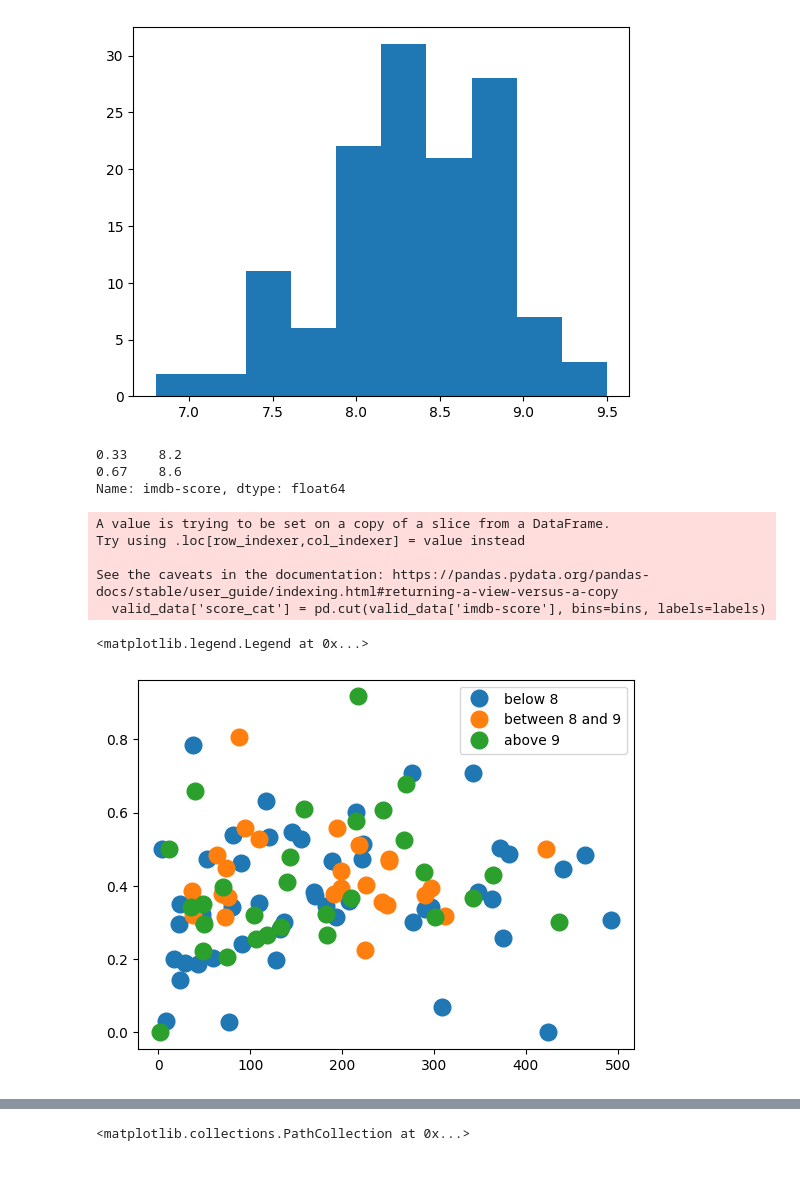
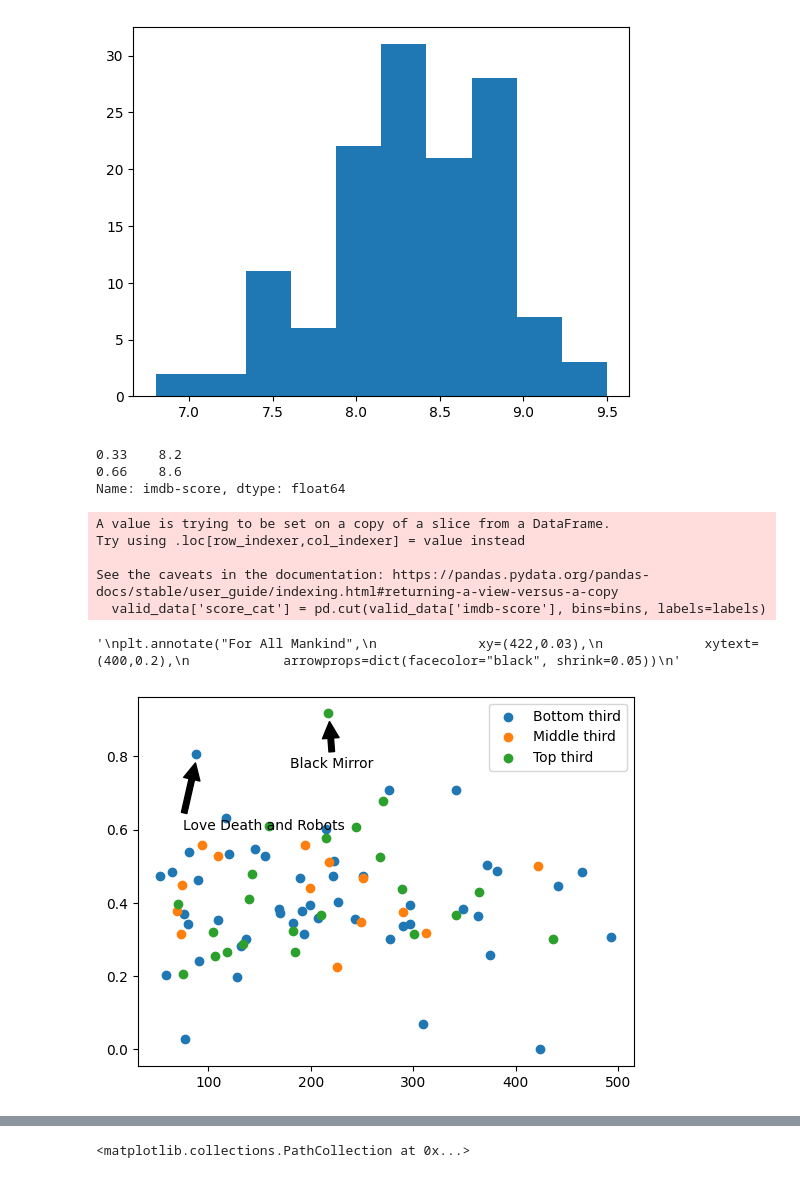
Before and after one commit to DanielBarabas/prog2_3rd_assignment_group, a Jupyter notebook: abrak.ipynb, the cells around one changed output, grey strips where cells are left out. Cells and saved outputs as stored; diff of their text form; code cells hidden in the pictures.

```diff
--- a/abrak.ipynb
+++ b/abrak.ipynb
@@ -16,11 +18,15 @@ def get_modularity_from_edgelist(edge_df:pd.DataFrame):
 # %%
 modularity_values = []
+commnums = []
 for id in tqdm(valid_data["id"]):
     #print(id)
     temp_edgelist = pd.read_csv("data/{}/edges.csv".format(id))
-    modularity_values.append(get_modularity_from_edgelist(temp_edgelist))
+    commnum, mod = get_modularity_from_edgelist(temp_edgelist)
+    modularity_values.append(mod)
+    commnums.append(commnum)
 # %%
 valid_data["modularity"] = modularity_values
+valid_data["commnum"] = commnums
 # %% [output]
 A value is trying to be set on a copy of a slice from a DataFrame.
 Try using .loc[row_indexer,col_indexer] = value instead
@@ -61,14 +88,14 @@ plt.hist(valid_data["imdb-score"])
  <BarContainer object of 10 artists>)
 [figure]
 # %%
-valid_data["imdb-score"].quantile([0.33,0.67])
+valid_data["imdb-score"].quantile([0.33,0.66])
 # %% [output]
 0.33    8.2
-0.67    8.6
+0.66    8.6
 Name: imdb-score, dtype: float64
 # %%
-bins = [6.8, 8.3, 8.6, 9.8 ]
-labels = ['below 8', 'between 8 and 9', 'above 9']
+bins = [6.8, 8.4,8.6, 9.8 ]
+labels = ['Bottom third','Middle third','Top third']
 valid_data['score_cat'] = pd.cut(valid_data['imdb-score'], bins=bins, labels=labels)
 # %% [output]
 A value is trying to be set on a copy of a slice from a DataFrame.
@@ -76,13 +103,27 @@ Try using .loc[row_indexer,col_indexer] = value instead
 
 See the caveats in the documentation: https://pandas.pydata.org/pandas-docs/stable/user_guide/indexing.html#returning-a-view-versus-a-copy
   valid_data['score_cat'] = pd.cut(valid_data['imdb-score'], bins=bins, labels=labels)
-# %%
-groups = valid_data.loc[(valid_data["nodes"]<500) &
-                        (valid_data["nodes"]>0)].groupby('score_cat')
-for name, group in groups:
-    plt.plot(group.nodes, group.modularity, marker='o', linestyle='', markersize=12, label=name)
-
-plt.legend()
-# %% [output]
-<matplotlib.legend.Legend at 0x...>
-[figure, removed]
+# %%
+groups = valid_data.loc[(valid_data["nodes"]<500) &
+                        (valid_data["nodes"]>50)].groupby('score_cat')
+for name, group in groups:
+    plt.scatter(group.nodes, group.modularity, label=name)
+
+plt.legend()
+plt.annotate("Black Mirror",
+             xy=(218,0.90),
+             xytext=(180,0.77),
+            arrowprops=dict(facecolor="black", shrink=0.05))
+plt.annotate("Love Death and Robots",
+             xy=(88,0.79),
+             xytext=(75,0.60),
+            arrowprops=dict(facecolor="black", shrink=0.05))
+"""
+plt.annotate("For All Mankind",
+             xy=(422,0.03),
+             xytext=(400,0.2),
+            arrowprops=dict(facecolor="black", shrink=0.05))
+"""
+# %% [output]
+'\nplt.annotate("For All Mankind",\n             xy=(422,0.03),\n             xytext=(400,0.2),\n            arrowprops=dict(facecolor="black", shrink=0.05))\n'
+[figure, added]
```
Also changed, not shown: parts of 5 cells of this notebook, 1 other file.
